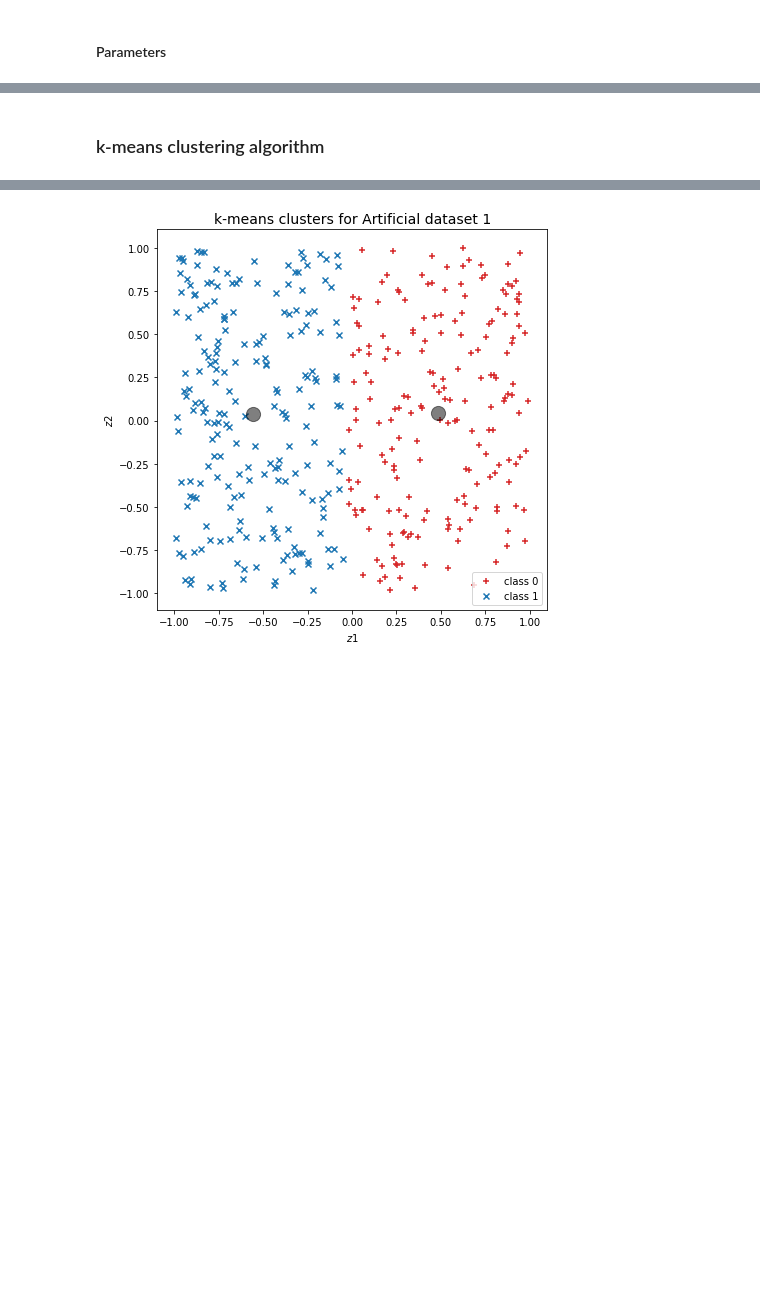
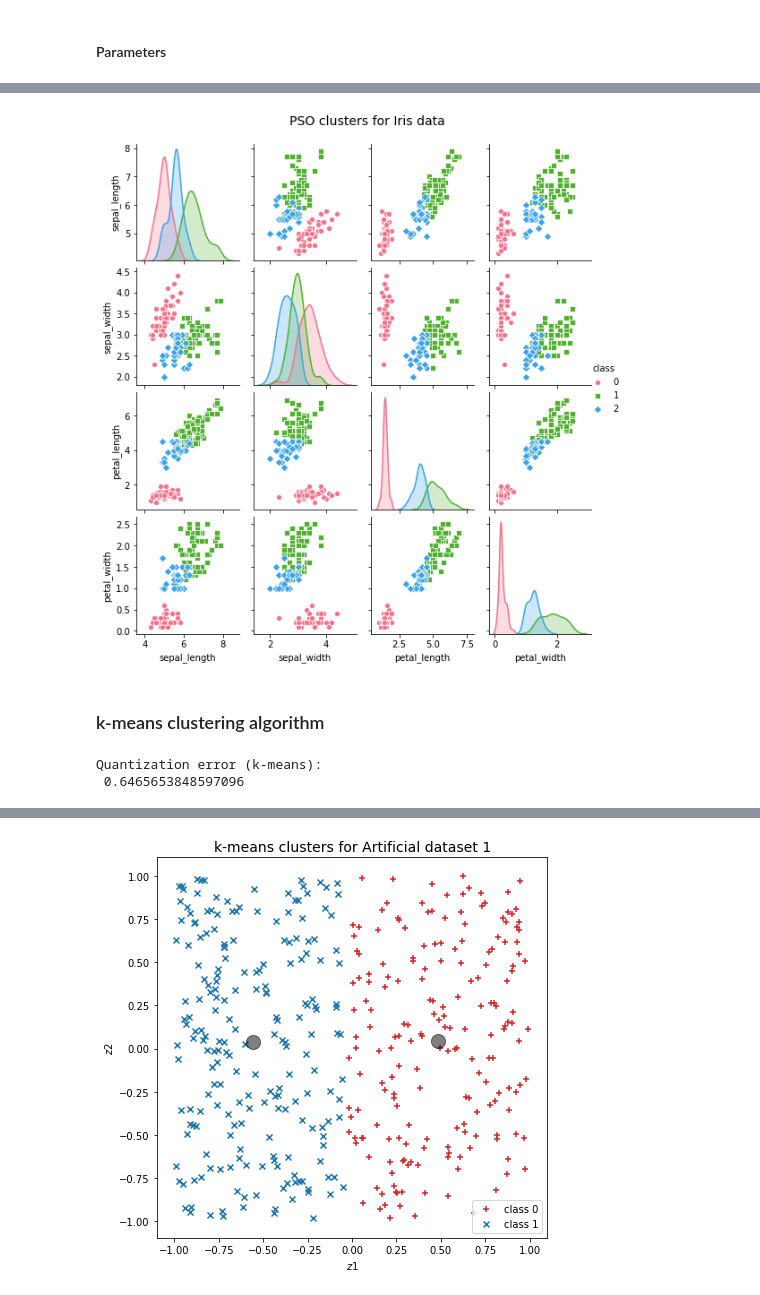
Before and after one commit to rusane/natural-computing, a Jupyter notebook: Swarm Intelligence/Exercise 3.ipynb, the cells around one changed output, grey strips where cells are left out. Drawn from its saved outputs; the diff is of its cells as text; code cells hidden in the pictures; blank space fills up the shorter version.

```diff
--- a/Swarm Intelligence/Exercise 3.ipynb
+++ b/Swarm Intelligence/Exercise 3.ipynb
@@ -203,3 +274,8 @@ PSO(X[:10], 3, n_particles, omega, c1, c2, 1, quantization_error)
+# %%
+y_PSO = swarm_iris.predict(X)
+plot_iris(X, y_PSO, 'PSO clusters for Iris data')
+# %% [output]
+[figure, added]
 # %%
 # Artificial dataset 1
 for _ in n_simulations:
@@ -213,6 +289,11 @@ k_means.fit(X)
 
 y_kmeans = k_means.predict(X)
 centers = k_means.cluster_centers_
+kmeans_QE_iris = quantization_error(X, centers)
+print('Quantization error (k-means):\n', kmeans_QE_iris)
+# %% [output]
+Quantization error (k-means):
+ 0.6465653848597096
 # %%
 plot_iris(X, y_kmeans, 'k-means clusters for Iris data')
 # %% [output]
```
Also changed, not shown: parts of 16 cells of this notebook.
